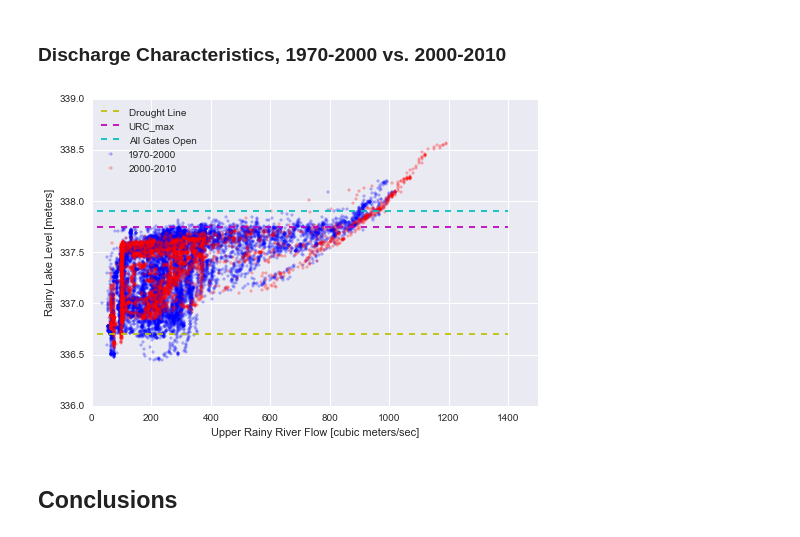
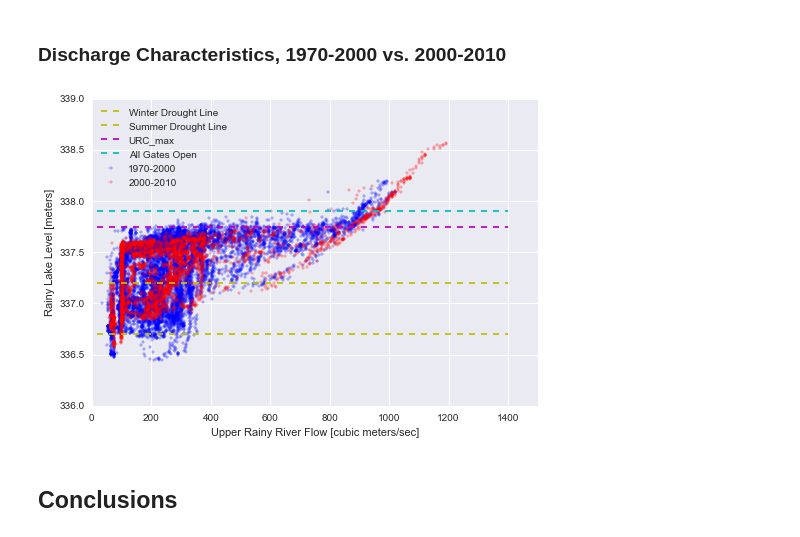
Before and after one commit to kmcgarry7/Rainy-Lake-Hydrology, a Jupyter notebook: Changes_in_Rainy_River_Flows_1970-2010.ipynb, the cells around one changed output. Cells and saved outputs as stored; diff of their text form; code cells hidden in the pictures.

```diff
--- a/Changes_in_Rainy_River_Flows_1970-2010.ipynb
+++ b/Changes_in_Rainy_River_Flows_1970-2010.ipynb
@@ -209,31 +209,32 @@ plt.title('Historical vs. Model Discharge for Rainy Lake');
 # %%
 # Get historical flowrates and levels on RR and RL
 RR = pd.read_pickle(dir+'RR.pkl')['1970':]
 RL = pd.read_pickle(dir+'RL.pkl')['1970':]
 
 Q = pd.concat([RR,RL],axis=1)
 Q.columns = ['RR','RL']
 
 A = Q['1970':'2000']
 plt.hold(True)
 plt.scatter(A['RR'],A['RL'],marker='+',color='b')
 B = Q['2000':]
 plt.scatter(B['RR'],B['RL'],marker='+',color='r')
 
 ax = plt.axis()
 plt.plot([ax[0],ax[1]],[336.70,336.70],'y--')
+plt.plot([ax[0],ax[1]],[337.20,337.20],'y--')
 plt.plot([ax[0],ax[1]],[337.75,337.75],'m--')
 plt.plot([ax[0],ax[1]],[337.90,337.90],'c--')
 
 plt.xlabel('Upper Rainy River Flow [cubic meters/sec]')
 plt.ylabel('Rainy Lake Level [meters]')
 ax = plt.axis()
 plt.axis([0,ax[1],ax[2],ax[3]])
-plt.legend(['Drought Line','URC_max','All Gates Open','1970-2000','2000-2010'],loc="upper left")
+plt.legend(['Winter Drought Line','Summer Drought Line','URC_max','All Gates Open','1970-2000','2000-2010'],loc="upper left")
 
 plt.hold(False)
 plt.savefig('./images/RainyRiverDischarge.png')
 # %% [output]
-[figure, old version]
+[figure, new version]
 # %% [markdown]
 ## Conclusions
```
Also changed, not shown: 4 other files.
